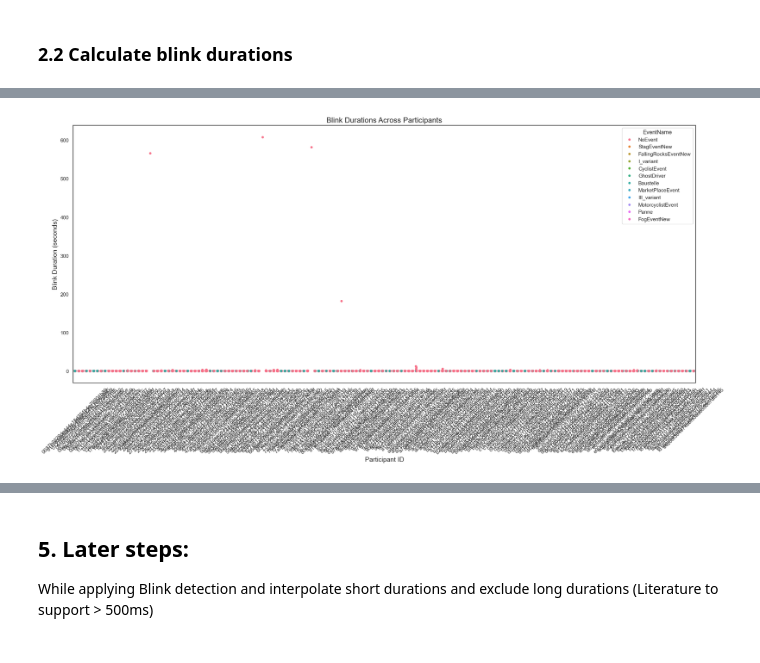
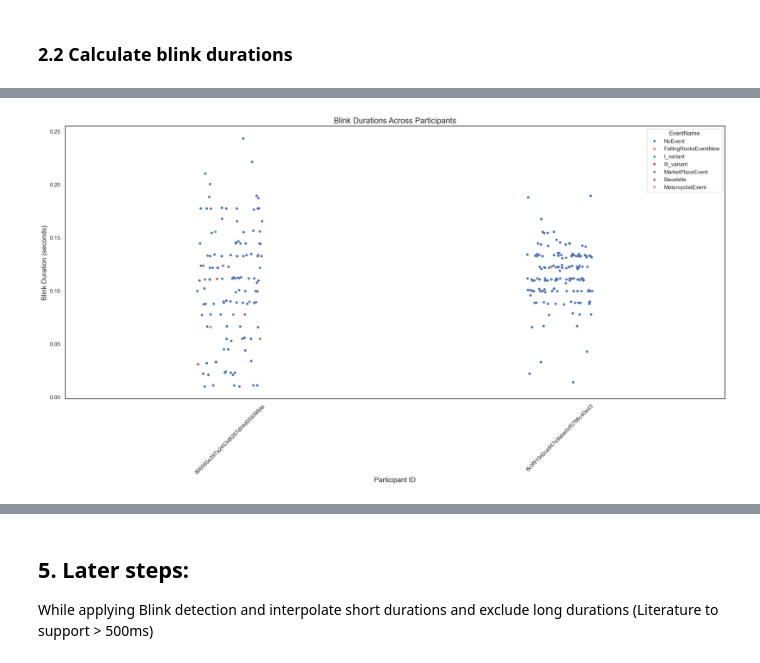
Before and after one commit to JohnMadrid/fpca-takeOverRequests, a Jupyter notebook: preprocessing.ipynb, the cells around one changed output, grey strips where cells are left out. Drawn from its saved outputs; the diff is of its cells as text; code cells hidden in the pictures.

Commit message:
Calculated blink durations for all uid

```diff
--- a/preprocessing.ipynb
+++ b/preprocessing.ipynb
@@ -291,6 +293,6 @@ unique_uids = filtered_df["uid"].unique()
 unique_uids_df = pd.DataFrame(unique_uids, columns=["uid"])
 
 # Sample 4 random UIDs
-sampled_uids = unique_uids_df.sample(n=10)["uid"].tolist()
+sampled_uids = unique_uids_df.sample(n=2)["uid"].tolist()
 sampled_uids
 # %% [output]
@@ -326,21 +319,28 @@ df
 # Initialize an empty DataFrame to store all participants' blink durations
 blinks_df = pd.DataFrame()
 
-# Calculate blink durations per uid
+# Initialize a column to hold blink duration information
+df['BlinkDuration'] = np.nan
+
+# Calculate blink durations
 for uid in df['uid'].unique():
-    uid_df = df[df['uid'] == uid]
-    # Initialize a column to hold blink duration information
-    uid_df['BlinkDuration'] = 0.0  # Use np.nan for compatibility with float values
+    df_uid = df[df['uid'] == uid]
+    # Identify where blinks start and end
+    blink_starts = df_uid['Blink'] & ~df_uid['Blink'].shift(1).fillna(False)  # Blink starts
+    blink_ends = df_uid['Blink'] & ~df_uid['Blink'].shift(-1).fillna(False)    # Blink ends
 
-    # Identify where blinks start and end
-    blink_starts = uid_df['Blink'] & ~uid_df['Blink'].shift(1).fillna(False)  # Blink starts
-    blink_ends = uid_df['Blink'] & ~uid_df['Blink'].shift(-1).fillna(False)    # Blink ends
-    #
     # Calculate the durations
-    blink_times = uid_df[blink_starts]['TimeStamp_in_sec']
-    durations = uid_df[blink_ends]['TimeStamp_in_sec'].reset_index(drop=True) - blink_times.reset_index(drop=True)
-    # Update the "BlinkDuration" column, storing blink duration at start index in the DataFrame
+    blink_times = df_uid[blink_starts]['TimeStamp_in_sec']
+    # print(blink_times)
+    durations = df_uid[blink_ends]['TimeStamp_in_sec'].reset_index(drop=True) - blink_times.reset_index(drop=True)
+    # print(durations)
+
+    # Update the BlinkDuration column for those indices in the DataFrame
     for start_index, duration in zip(blink_times.index, durations):
-        blinks_df.at[start_index, 'BlinkDuration'] = duration
-    # Append the processed uid_df to the blinks_df DataFrame
-    blinks_df = pd.concat([blinks_df, uid_df], ignore_index=True)
+        df_uid.at[start_index, 'BlinkDuration'] = duration
+
+    # Store uid data in blinks_df
+    blinks_df = pd.concat([blinks_df, df_uid], ignore_index=True)
+
+# Filter the DataFrame to retain only the rows where blinks occurred
+# blinks_df = df[df['BlinkDuration'] > 0]
@@ -363,5 +347,5 @@ df
 # %%
 # Filter the DataFrame to retain only the rows where blinks occurred
-blinks_df = blinks_df[blinks_df['BlinkDuration'] > 0]
-blinks_df
+blink_durations_df = blinks_df[blinks_df['BlinkDuration'] > 0]
+blink_durations_df
 # %% [output]
@@ -381,18 +365,18 @@ blinks_df
 # %%
 # Set the visual style
 sns.set(style="white")
 
 # Create a boxplot for blink durations across participants
 # plt.figure(figsize=(24, 10))
 fig, ax = plt.subplots(figsize=(24,10))
-sns.stripplot(x='uid', y='BlinkDuration', data=blinks_df, hue='EventName')
+sns.stripplot(x='uid', y='BlinkDuration', data=blink_durations_df, hue='EventName')
 
 # Add title and labels
 plt.title('Blink Durations Across Participants', fontsize=16)
 plt.xlabel('Participant ID', fontsize=14)
 plt.ylabel('Blink Duration (seconds)', fontsize=14)
 plt.xticks(rotation=45)
 plt.show()
 # %% [output]
-[figure, old version]
+[figure, new version]
 # %%
```
Also changed, not shown: parts of 11 cells of this notebook.
